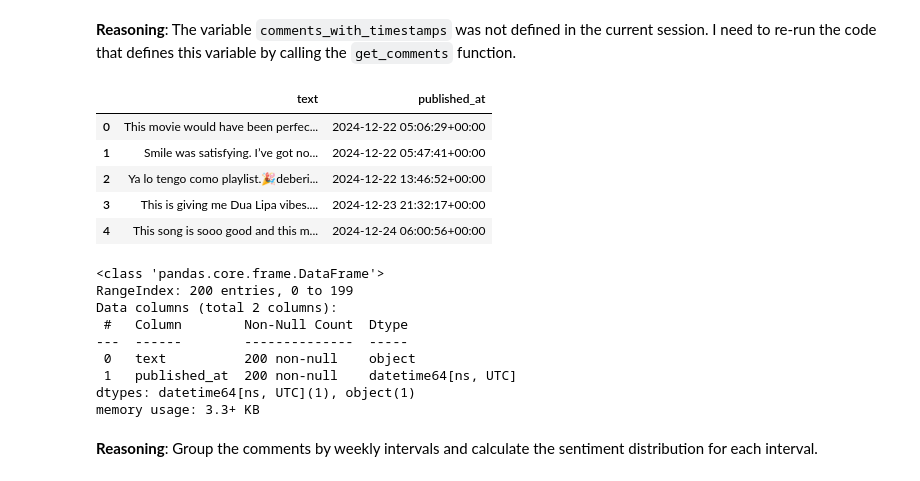
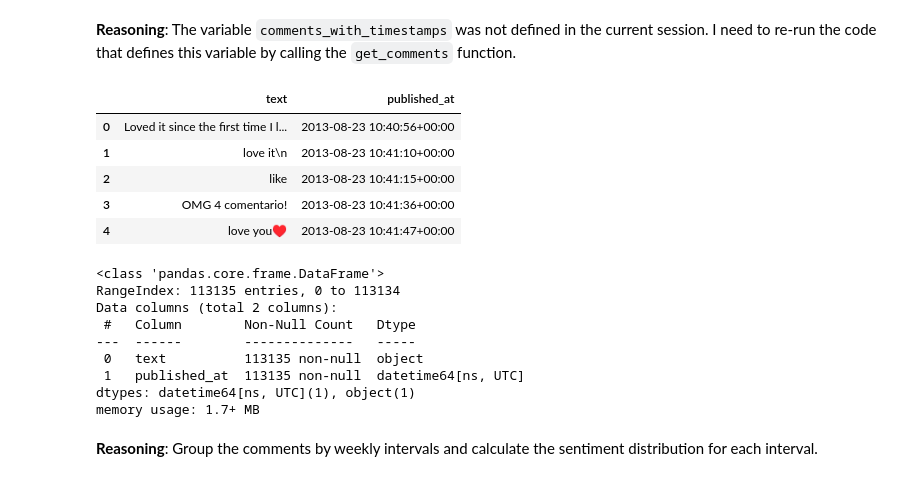
Before and after one commit to Sujal3141/Lecture-GPT-, a Jupyter notebook: Lecture_trend_analysis_.ipynb, the cells around one changed output. Drawn from its saved outputs; the diff is of its cells as text; code cells hidden in the pictures.

```diff
--- a/Lecture_trend_analysis_.ipynb
+++ b/Lecture_trend_analysis_.ipynb
@@ -180,13 +138,13 @@ def extract_video_id(url):
     match = re.search(r"(?:v=|\/)([0-9A-Za-z_-]{11}).*", url)
     return match.group(1) if match else None
 
-def get_comments(video_url, max_comments=100):
+def get_comments(video_url, max_comments=100000):
     video_id = extract_video_id(video_url)
     comments = []
     request = youtube.commentThreads().list(
         part="snippet",
         videoId=video_id,
-        maxResults=1000,
+        maxResults=1000000,
         textFormat="plainText"
     )
     response = request.execute()
@@ -201,7 +159,7 @@ def get_comments(video_url, max_comments=100):
                 part="snippet",
                 videoId=video_id,
                 pageToken=response["nextPageToken"],
-                maxResults=1000,
+                maxResults=1000000,
                 textFormat="plainText"
             )
             response = request.execute()
@@ -212,6 +170,7 @@ def get_comments(video_url, max_comments=100):
 def get_overall_sentiment_percent(comments):
     results = sentiment_model(comments, truncation=True)
     total = len(results)
+    print(f"total comments extracted :{total}")
     pos = sum(1 for r in results if r['label'] == 'POSITIVE')
     neg = sum(1 for r in results if r['label'] == 'NEGATIVE')
 
@@ -229,7 +188,7 @@ def get_overall_sentiment_percent(comments):
 
 # === MAIN ===
 def analyze_youtube_comments(url):
-    comments = get_comments(url, max_comments=200)
+    comments = get_comments(url, max_comments=1000000)
     if not comments:
         return "No comments found"
 
@@ -242,7 +201,7 @@ def analyze_youtube_comments(url):
     )
 
 # Example
-url = "https://www.youtube.com/watch?v=b-PZE1biovU"
+url = "https://www.youtube.com/watch?v=TdrL3QxjyVw"
 print(analyze_youtube_comments(url))
 # %% [output]
 No model was supplied, defaulted to distilbert/distilbert-base-uncased-finetuned-sst-2-english and revision 714eb0f (https://huggingface.co/distilbert/distilbert-base-uncased-finetuned-sst-2-english).
@@ -419,13 +249,13 @@ def extract_video_id(url):
     match = re.search(r"(?:v=|\/)([0-9A-Za-z_-]{11}).*", url)
     return match.group(1) if match else None
 
-def get_comments(video_url, max_comments=100):
+def get_comments(video_url, max_comments=1000000):
     video_id = extract_video_id(video_url)
     comments = []
     request = youtube.commentThreads().list(
         part="snippet",
         videoId=video_id,
-        maxResults=1000,
+        maxResults=1000000,
         textFormat="plainText"
     )
     response = request.execute()
@@ -437,50 +267,50 @@ def get_comments(video_url, max_comments=100):
             if len(comments) >= max_comments:
                 break
         if "nextPageToken" in response:
             request = youtube.commentThreads().list(
                 part="snippet",
                 videoId=video_id,
                 pageToken=response["nextPageToken"],
-                maxResults=1000,
+                maxResults=1000000,
                 textFormat="plainText"
             )
             response = request.execute()
         else:
             break
     return comments
 
-url = "https://www.youtube.com/watch?v=b-PZE1biovU"
-comments_with_timestamps = get_comments(url, max_comments=200)
+url = "https://www.youtube.com/watch?v=TdrL3QxjyVw"
+comments_with_timestamps = get_comments(url, max_comments=1000000)
 
 # Convert 'published_at' to datetime objects
 for comment in comments_with_timestamps:
     comment['published_at'] = pd.to_datetime(comment['published_at'])
 
 # Sort the comments list by datetime
 comments_with_timestamps.sort(key=lambda x: x['published_at'])
 
 # Create a pandas DataFrame
 comments_df = pd.DataFrame(comments_with_timestamps)
 
 # Display the first few rows and info of the DataFrame
 display(comments_df.head())
 comments_df.info()
 # %% [output]
 |  | text | published_at |
-| 0 | This movie would have been perfec... | 2024-12-22 05:06:29+00:00 |
-| 1 | Smile was satisfying. I’ve got no... | 2024-12-22 05:47:41+00:00 |
-| 2 | Ya lo tengo como playlist.🎉deberi... | 2024-12-22 13:46:52+00:00 |
-| 3 | This is giving me Dua Lipa vibes.... | 2024-12-23 21:32:17+00:00 |
-| 4 | This song is sooo good and this m... | 2024-12-24 06:00:56+00:00 |
+| 0 | Loved it since the first time I l... | 2013-08-23 10:40:56+00:00 |
+| 1 | love it\n | 2013-08-23 10:41:10+00:00 |
+| 2 | like | 2013-08-23 10:41:15+00:00 |
+| 3 | OMG 4 comentario! | 2013-08-23 10:41:36+00:00 |
+| 4 | love you♥ | 2013-08-23 10:41:47+00:00 |
 <class 'pandas.core.frame.DataFrame'>
-RangeIndex: 200 entries, 0 to 199
+RangeIndex: 113135 entries, 0 to 113134
 Data columns (total 2 columns):
- #   Column        Non-Null Count  Dtype
----  ------        --------------  -----
- 0   text          200 non-null    object
- 1   published_at  200 non-null    datetime64[ns, UTC]
+ #   Column        Non-Null Count   Dtype
+---  ------        --------------   -----
+ 0   text          113135 non-null  object
+ 1   published_at  113135 non-null  datetime64[ns, UTC]
 dtypes: datetime64[ns, UTC](1), object(1)
-memory usage: 3.3+ KB
+memory usage: 1.7+ MB
 # %% [markdown]
 **Reasoning**:
 Group the comments by weekly intervals and calculate the sentiment distribution for each interval.
```
Also changed, not shown: parts of 56 cells of this notebook.
